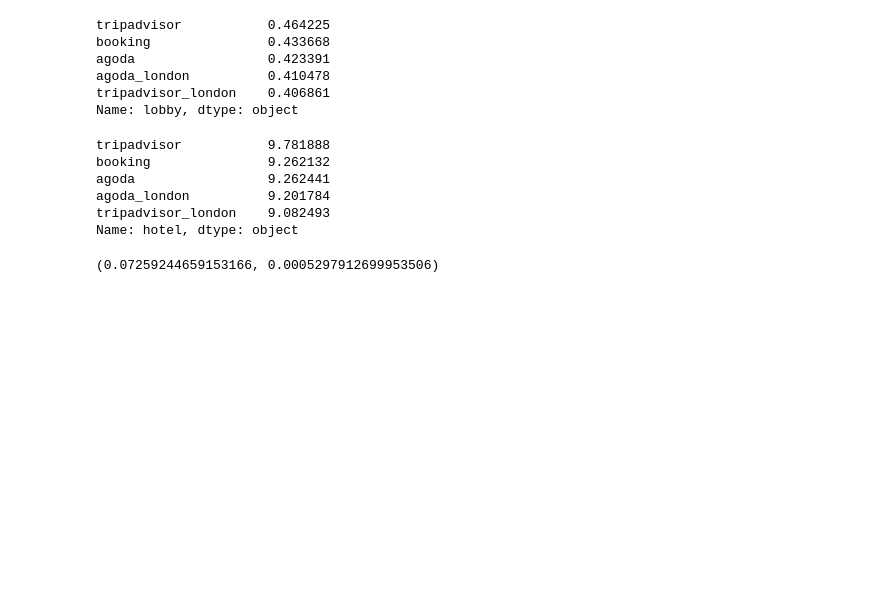
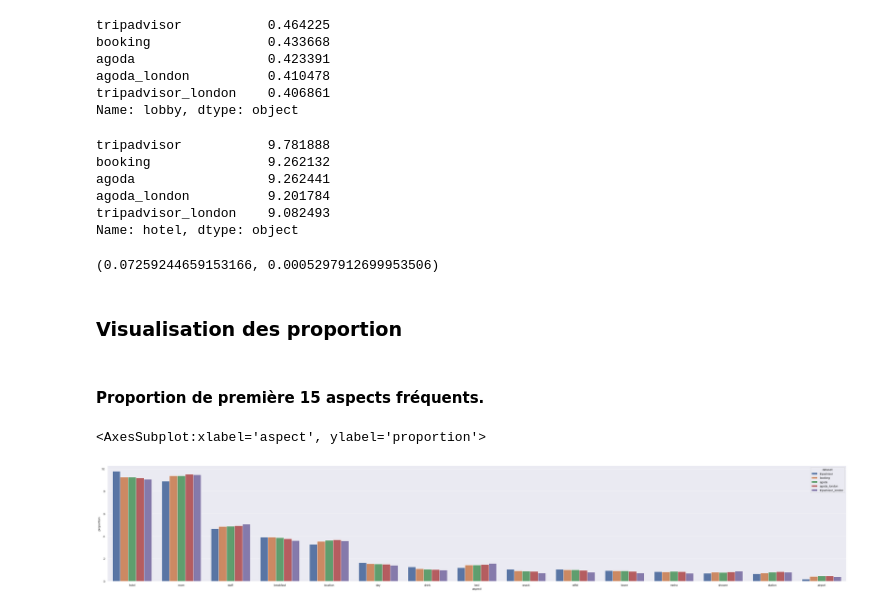
Before and after one commit to SuicV/SentiAnalysis, a Jupyter notebook: notebooks/Apprentissage des aspects explicites.ipynb, the cells around one changed output. Saved outputs shown, nothing was run; the diff lists cells and outputs as text; code cells hidden in the pictures; blank space fills up the shorter version.

```diff
--- a/notebooks/Apprentissage des aspects explicites.ipynb
+++ b/notebooks/Apprentissage des aspects explicites.ipynb
@@ -242,3 +243,17 @@ Name: hotel, dtype: object
 vars_['hotel'], vars_['lobby']
 # %% [output]
 (0.07259244659153166, 0.0005297912699953506)
+# %% [markdown]
+### Visualisation des proportion
+# %%
+df = rounded_proportion.reset_index().rename(columns={'index':'dataset'}).melt(id_vars="dataset",
+        var_name="aspect",
+        value_name="proportion")
+# %% [markdown]
+#### Proportion de première 15 aspects fréquents.
+# %%
+sns.barplot(data = df.query(f"aspect in {list(vars_[0:15].index)}"),
+            x= 'aspect', y= 'proportion', hue='dataset')
+# %% [output]
+<AxesSubplot:xlabel='aspect', ylabel='proportion'>
+[figure, added]
```
Also changed, not shown: parts of 54 cells of this notebook, 7 other files.
